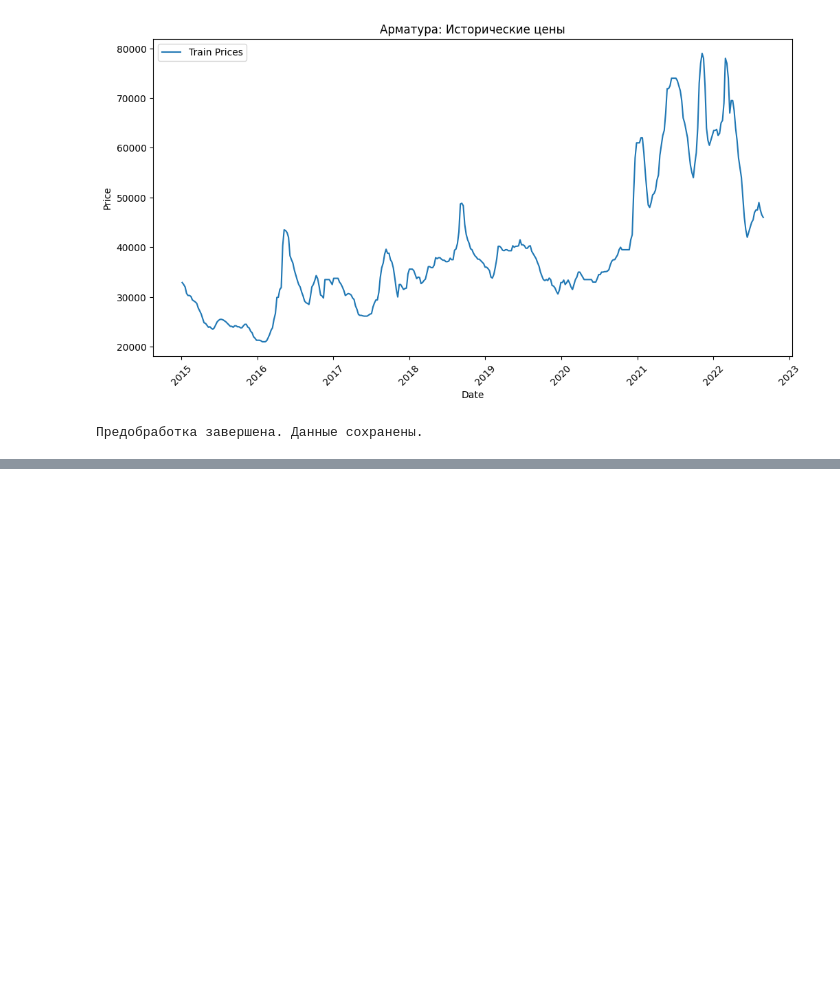
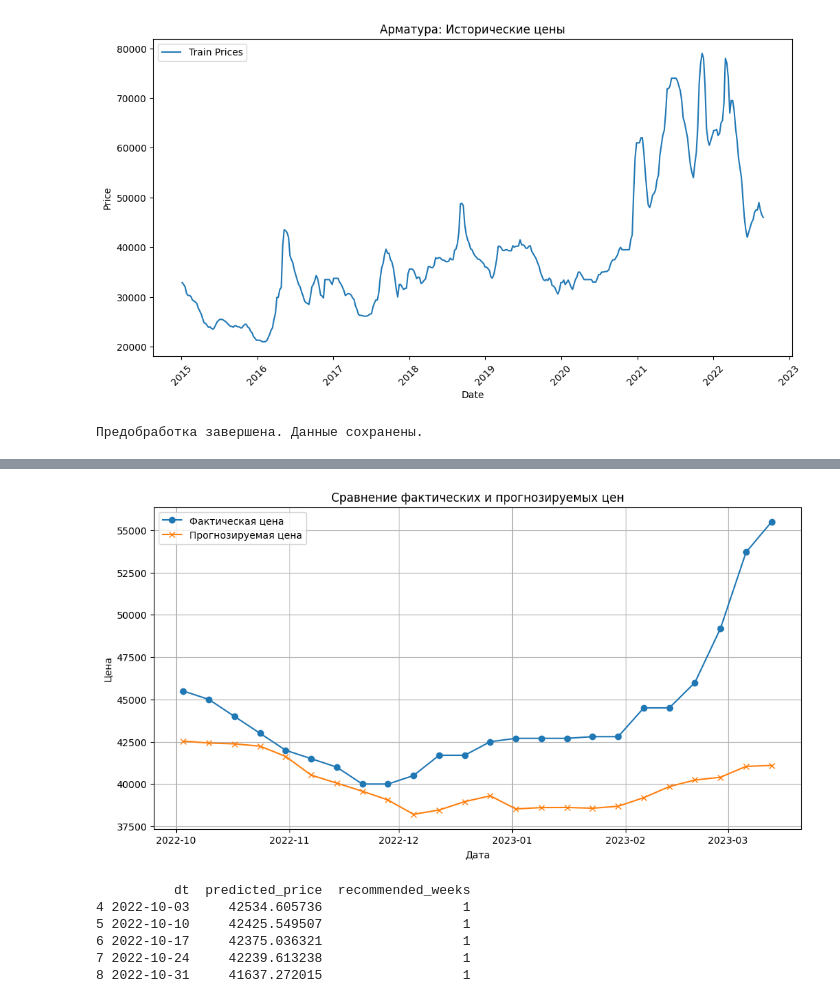
Before and after one commit to kerafff/intens3, a Jupyter notebook: intens.ipynb, the cells around one changed output, grey strips where cells are left out. Drawn from its saved outputs; the diff is of its cells as text; code cells hidden in the pictures; blank space fills up the shorter version.

```diff
--- a/intens.ipynb
+++ b/intens.ipynb
@@ -140,6 +137,7 @@ Note: you may need to restart the kernel to use updated packages.
 # %%
 import pandas as pd
 import numpy as np
+import matplotlib.pyplot as plt
 from catboost import CatBoostRegressor, Pool
 from sklearn.model_selection import TimeSeriesSplit
 
@@ -154,45 +152,74 @@ def create_features(df, lag_weeks=[1, 2, 3, 4], rolling_weeks=[2, 4]):
     return df
 
 # Загрузка данных
-data = pd.read_csv("processed_test.csv", parse_dates=["dt"])
-data = data.sort_values("dt")  # Временной порядок важен!
-data = create_features(data)
+train = pd.read_csv("processed_train.csv", parse_dates=["dt"]).sort_values("dt")
+test = pd.read_csv("processed_test.csv", parse_dates=["dt"]).sort_values("dt")
+
+# Генерация признаков
+train = create_features(train)
+test = create_features(test)
 
 # Разделяем признаки и целевую переменную
-X = data.drop(columns=["dt", "Цена на арматуру"])
-y = data["Цена на арматуру"]
+X_train, y_train = train.drop(columns=["dt", "Цена на арматуру"]), train["Цена на арматуру"]
+X_test, y_test = test.drop(columns=["dt", "Цена на арматуру"]), test["Цена на арматуру"]
 
 # Кросс-валидация по времени
 ts_cv = TimeSeriesSplit(n_splits=5)
 
-# Обучение модели с лучшими параметрами
+# Обучение модели
 model = CatBoostRegressor(
-    iterations=2000,
-    depth=7,
-    learning_rate=0.03,
-    l2_leaf_reg=10,
+    iterations=800,
+    depth=5,
+    learning_rate=0.02,
+    l2_leaf_reg=30,
     loss_function='MAE',
     eval_metric='MAE',
     random_seed=42,
-    early_stopping_rounds=100
+    early_stopping_rounds=100,
+    random_strength=5,
+    bagging_temperature=1.5,
+    subsample=0.8,
+    colsample_bylevel=0.8,
+    grow_policy="Depthwise",
+    verbose=100
 )
 
+best_model = None
+best_score = float("inf")
+
 # Обучение с кросс-валидацией
-for train_idx, test_idx in ts_cv.split(X):
-    X_train, X_test = X.iloc[train_idx], X.iloc[test_idx]
-    y_train, y_test = y.iloc[train_idx], y.iloc[test_idx]
-    train_pool = Pool(X_train, y_train)
-    test_pool = Pool(X_test, y_test)
+for train_idx, test_idx in ts_cv.split(X_train):
+    X_tr, X_val = X_train.iloc[train_idx], X_train.iloc[test_idx]
+    y_tr, y_val = y_train.iloc[train_idx], y_train.iloc[test_idx]
+    train_pool = Pool(X_tr, y_tr)
+    test_pool = Pool(X_val, y_val)
+
     model.fit(train_pool, eval_set=test_pool)
 
+    val_score = model.get_best_score()["validation"]["MAE"]
+    if val_score < best_score:
+        best_score = val_score
+        best_model = model.copy()
+
 # Прогноз на тестовой выборке
-test["predicted_price"] = model.predict(test[X.columns])
+test["predicted_price"] = best_model.predict(X_test)
 
-# Генерация рекомендации по тендеру
+# Генерация рекомендаций
 test["recommended_weeks"] = np.where(
     test["predicted_price"] > test["predicted_price"].shift(1), 6, 1
 )
 
+# Визуализация фактических и предсказанных цен
+plt.figure(figsize=(12, 6))
+plt.plot(test["dt"], test["Цена на арматуру"], label="Фактическая цена", marker="o")
+plt.plot(test["dt"], test["predicted_price"], label="Прогнозируемая цена", marker="x")
+plt.xlabel("Дата")
+plt.ylabel("Цена")
+plt.title("Сравнение фактических и прогнозируемых цен")
+plt.legend()
+plt.grid()
+plt.show()
+
 # Вывод результатов
-print(test[["predicted_price", "recommended_weeks"]].head())
+print(test[["dt", "predicted_price", "recommended_weeks"]].head())
 # %% [output]
@@ -215,0 +243,7 @@ print(test[["predicted_price", "recommended_weeks"]].head())
+[figure, added]
+          dt  predicted_price  recommended_weeks
+4 2022-10-03     42534.605736                  1
+5 2022-10-10     42425.549507                  1
+6 2022-10-17     42375.036321                  1
+7 2022-10-24     42239.613238                  1
+8 2022-10-31     41637.272015                  1
```
Also changed, not shown: parts of 8 cells of this notebook, 1 other file.
